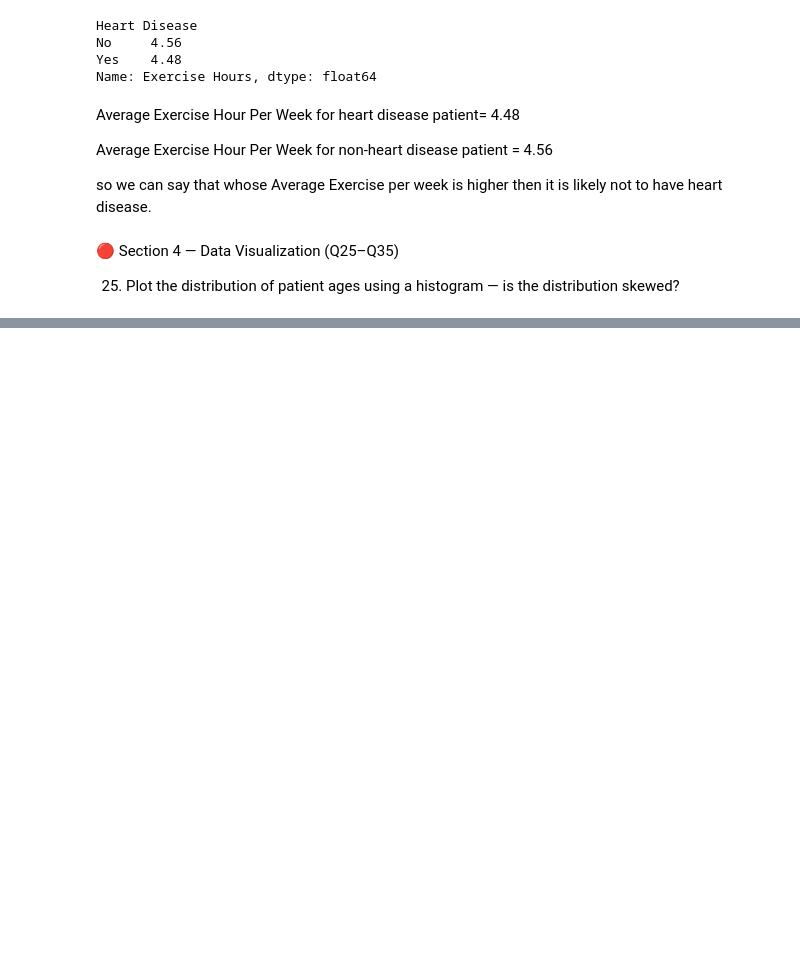
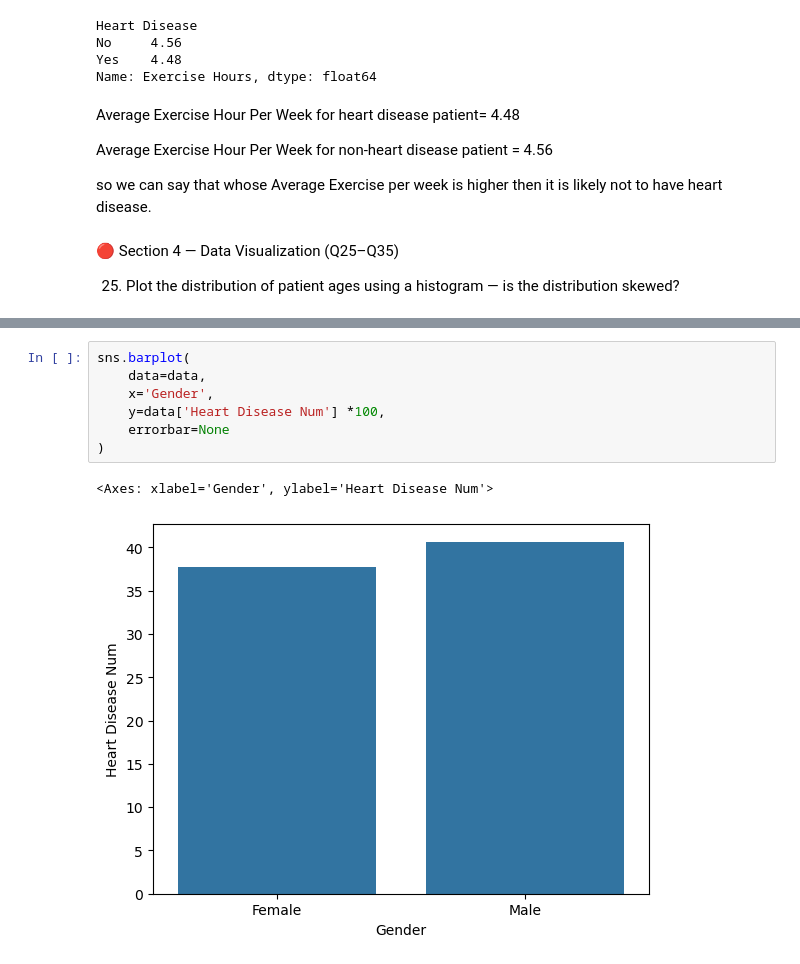
Before and after one commit to bikashsahani/heart-disease-analysis, a Jupyter notebook: heart_disease_analysis.ipynb, the cells around one changed output, grey strips where cells are left out. Saved outputs shown, nothing was run; the diff lists cells and outputs as text; blank space fills up the shorter version.

```diff
--- a/heart_disease_analysis.ipynb
+++ b/heart_disease_analysis.ipynb
@@ -639,0 +707,10 @@ so we can say that whose Average Exercise per week is higher then it is likely n
+# %%
+sns.barplot(
+    data=data,
+    x='Gender',
+    y=data['Heart Disease Num'] *100,
+    errorbar=None
+)
+# %% [output]
+<Axes: xlabel='Gender', ylabel='Heart Disease Num'>
+[figure, added]
```
Also changed, not shown: parts of 23 cells of this notebook.
